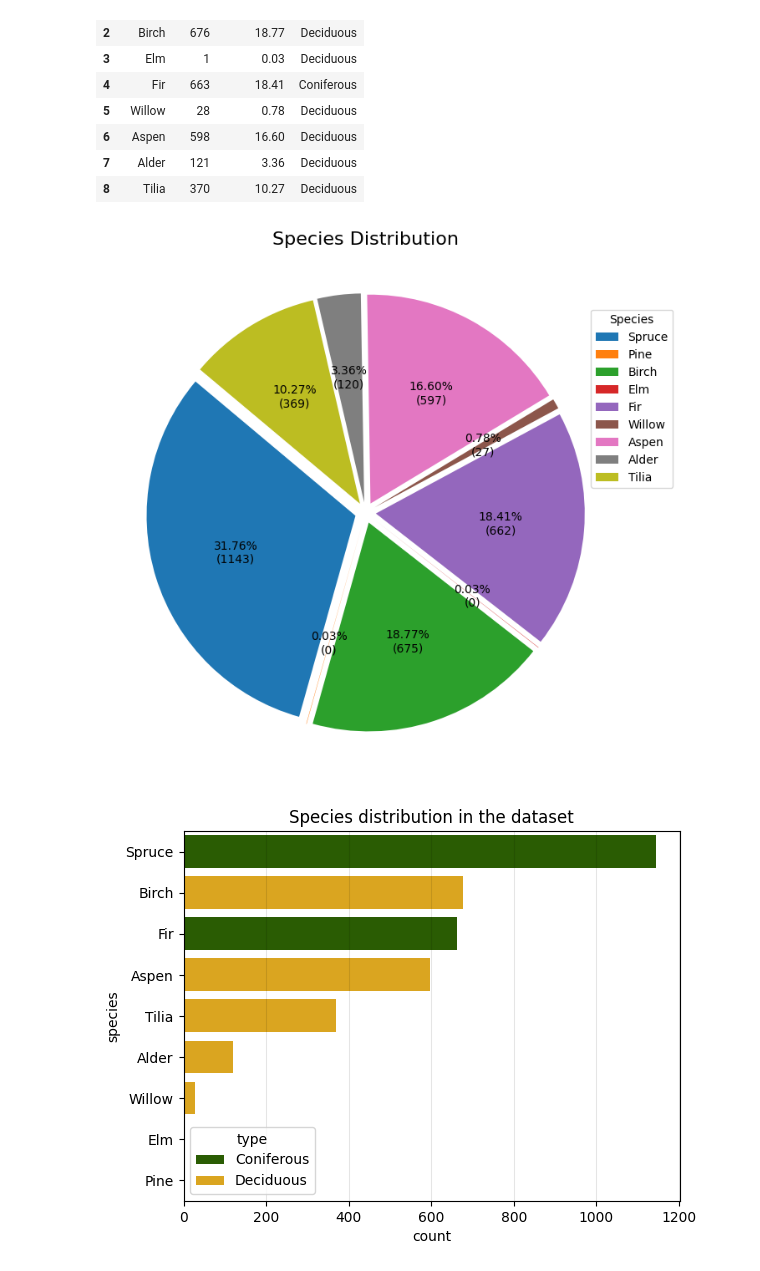
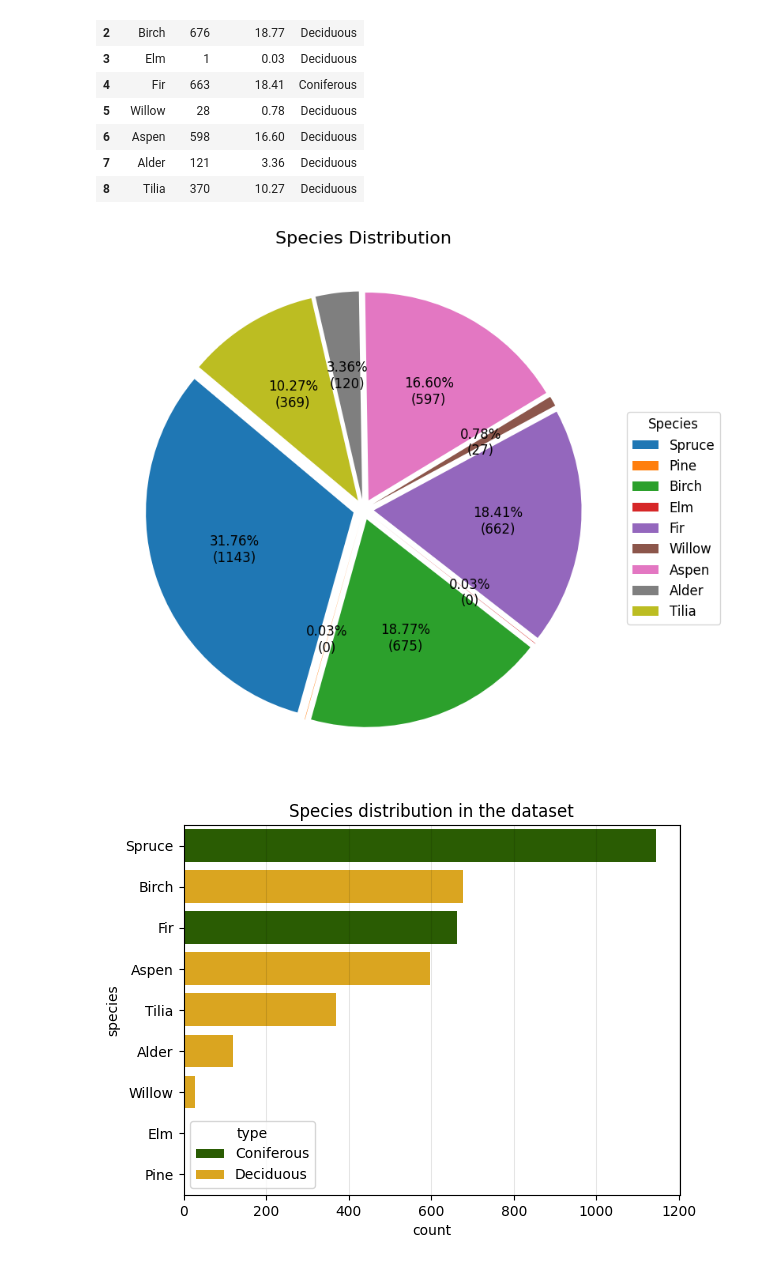
Before and after one commit to pariaighanian/LiDAR-Based-Tree-Detection, a Jupyter notebook: EDA.ipynb, the cells around one changed output. Drawn from its saved outputs; the diff is of its cells as text; code cells hidden in the pictures.

```diff
--- a/EDA.ipynb
+++ b/EDA.ipynb
@@ -93,27 +93,29 @@ species_counts
 # %%
 desired_order = ["Spruce", "Pine", "Birch", "Elm", "Fir", "Willow", "Aspen", "Alder", "Tilia"]
 species_counts = species_counts.set_index("species").loc[desired_order].reset_index()
 
 explode = [0.05] * len(species_counts["count"])
 
 
-plt.figure(figsize=(7, 7))
+plt.figure(figsize=(8, 8))
 wedges, texts, autotexts = plt.pie(
     species_counts["count"],
     explode=explode,
     startangle=140,
     autopct=lambda p: f'{p:.2f}%\n({int(p * species_counts["count"].sum() / 100)})',
-    textprops={'fontsize': 10}
+    textprops={'fontsize': 12}
 )
 
 plt.title("Species Distribution", fontsize=16)
 plt.legend(wedges, species_counts["species"],
-           title="Species", loc="upper right", bbox_to_anchor=(1.1, 0.9))
+           title="Species", loc="upper right",
+           bbox_to_anchor=(1.2, 0.7), fontsize=12,
+           title_fontsize=12)
 
 plt.tight_layout()
 plt.show()
 # %% [output]
-[figure, old version]
+[figure, new version]
 # %%
 conifiers = {"Spruce", "Fir", "Pine"}
 species_counts["type"] = species_counts["species"].map(lambda x: "Coniferous" if x in conifiers else "Deciduous")
```
Also changed, not shown: 2 other files.
